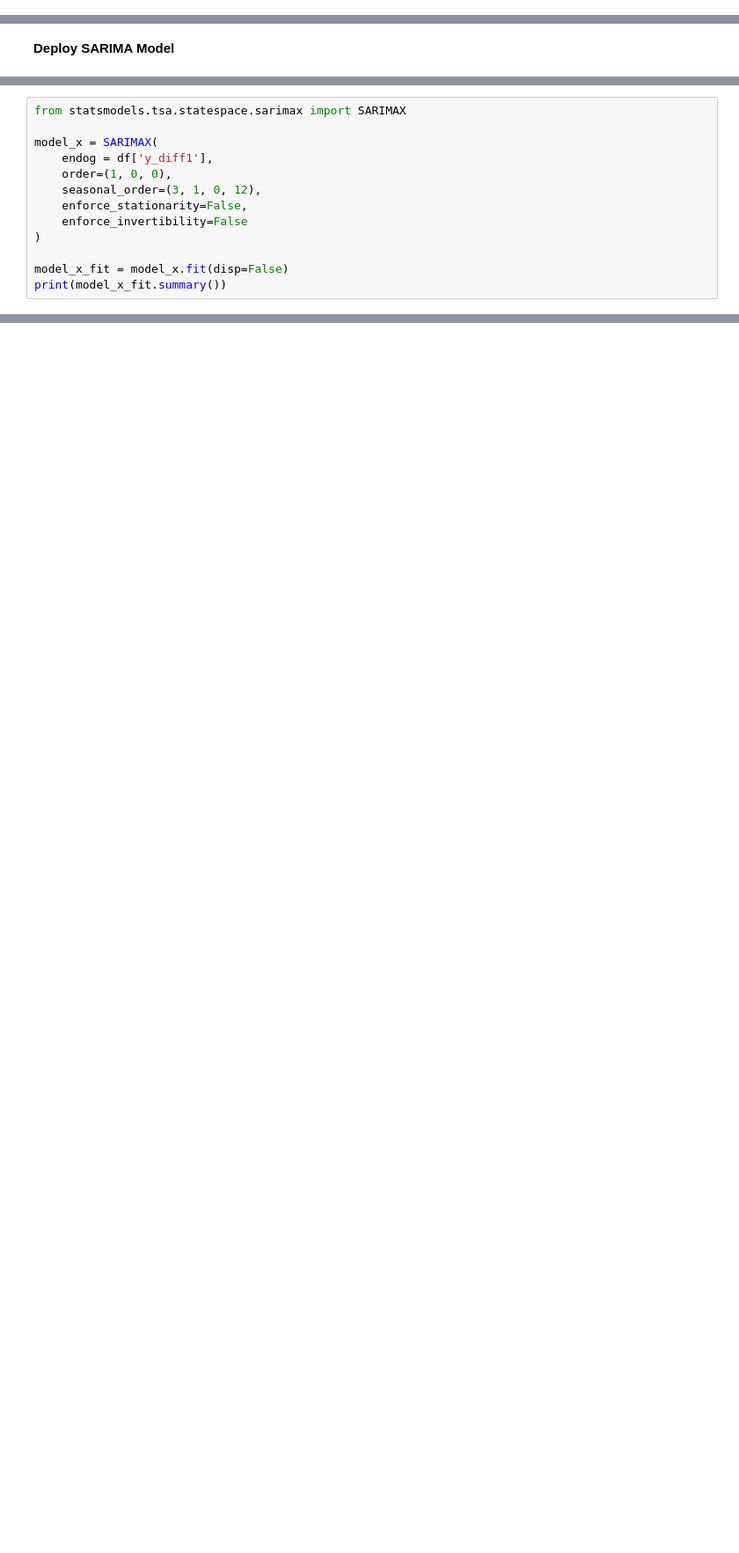
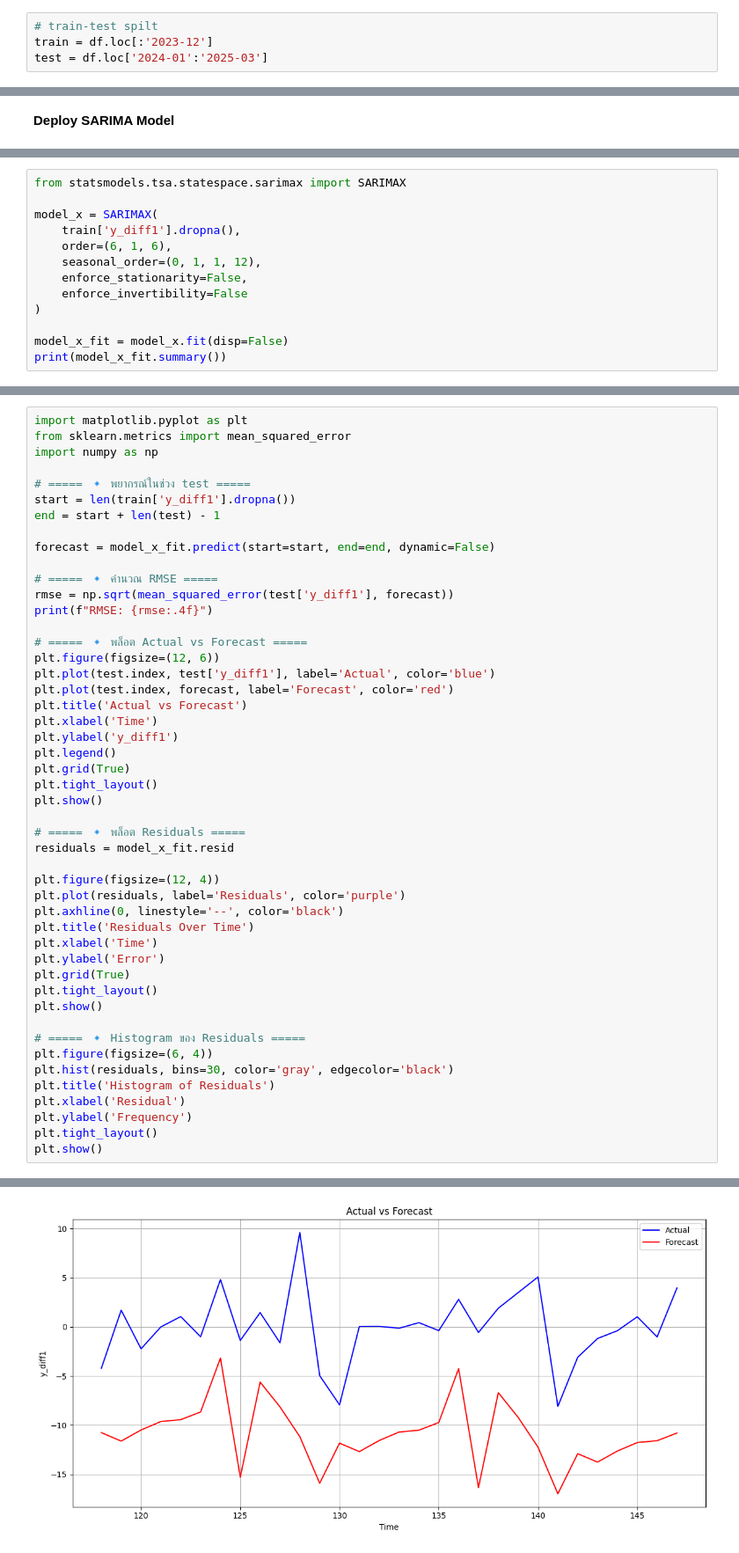
Before and after one commit to 1HPz/ChiangMaiRainForecast, a Jupyter notebook: Predict_Rain_Level_By_SARIMA.ipynb, the cells around one changed output, grey strips where cells are left out. Shown at 88% size. Cells and saved outputs as stored; diff of their text form; blank space fills up the shorter version.

```diff
--- a/Predict_Rain_Level_By_SARIMA.ipynb
+++ b/Predict_Rain_Level_By_SARIMA.ipynb
@@ -162,0 +165,4 @@ plt.show()
+# %%
+# train-test spilt
+train = df.loc[:'2023-12']
+test = df.loc['2024-01':'2025-03']
@@ -166,9 +239,9 @@ plt.show()
 from statsmodels.tsa.statespace.sarimax import SARIMAX
 
 model_x = SARIMAX(
-    endog = df['y_diff1'],
-    order=(1, 0, 0),
-    seasonal_order=(3, 1, 0, 12),
+    train['y_diff1'].dropna(),
+    order=(6, 1, 6),
+    seasonal_order=(0, 1, 1, 12),
     enforce_stationarity=False,
     enforce_invertibility=False
 )
@@ -195,0 +269,49 @@ Warnings:
+# %%
+import matplotlib.pyplot as plt
+from sklearn.metrics import mean_squared_error
+import numpy as np
+
+# ===== 🔹 พยากรณ์ในช่วง test =====
+start = len(train['y_diff1'].dropna())
+end = start + len(test) - 1
+
+forecast = model_x_fit.predict(start=start, end=end, dynamic=False)
+
+# ===== 🔹 คำนวณ RMSE =====
+rmse = np.sqrt(mean_squared_error(test['y_diff1'], forecast))
+print(f"RMSE: {rmse:.4f}")
+
+# ===== 🔹 พล็อต Actual vs Forecast =====
+plt.figure(figsize=(12, 6))
+plt.plot(test.index, test['y_diff1'], label='Actual', color='blue')
+plt.plot(test.index, forecast, label='Forecast', color='red')
+plt.title('Actual vs Forecast')
+plt.xlabel('Time')
+plt.ylabel('y_diff1')
+plt.legend()
+plt.grid(True)
+plt.tight_layout()
+plt.show()
+
+# ===== 🔹 พล็อต Residuals =====
+residuals = model_x_fit.resid
+
+plt.figure(figsize=(12, 4))
+plt.plot(residuals, label='Residuals', color='purple')
+plt.axhline(0, linestyle='--', color='black')
+plt.title('Residuals Over Time')
+plt.xlabel('Time')
+plt.ylabel('Error')
+plt.grid(True)
+plt.tight_layout()
+plt.show()
+
+# ===== 🔹 Histogram ของ Residuals =====
+plt.figure(figsize=(6, 4))
+plt.hist(residuals, bins=30, color='gray', edgecolor='black')
+plt.title('Histogram of Residuals')
+plt.xlabel('Residual')
+plt.ylabel('Frequency')
+plt.tight_layout()
+plt.show()
+# %% [output]
@@ -195,0 +319 @@ Warnings:
+[figure, added]
```
Also changed, not shown: parts of 5 cells of this notebook.
